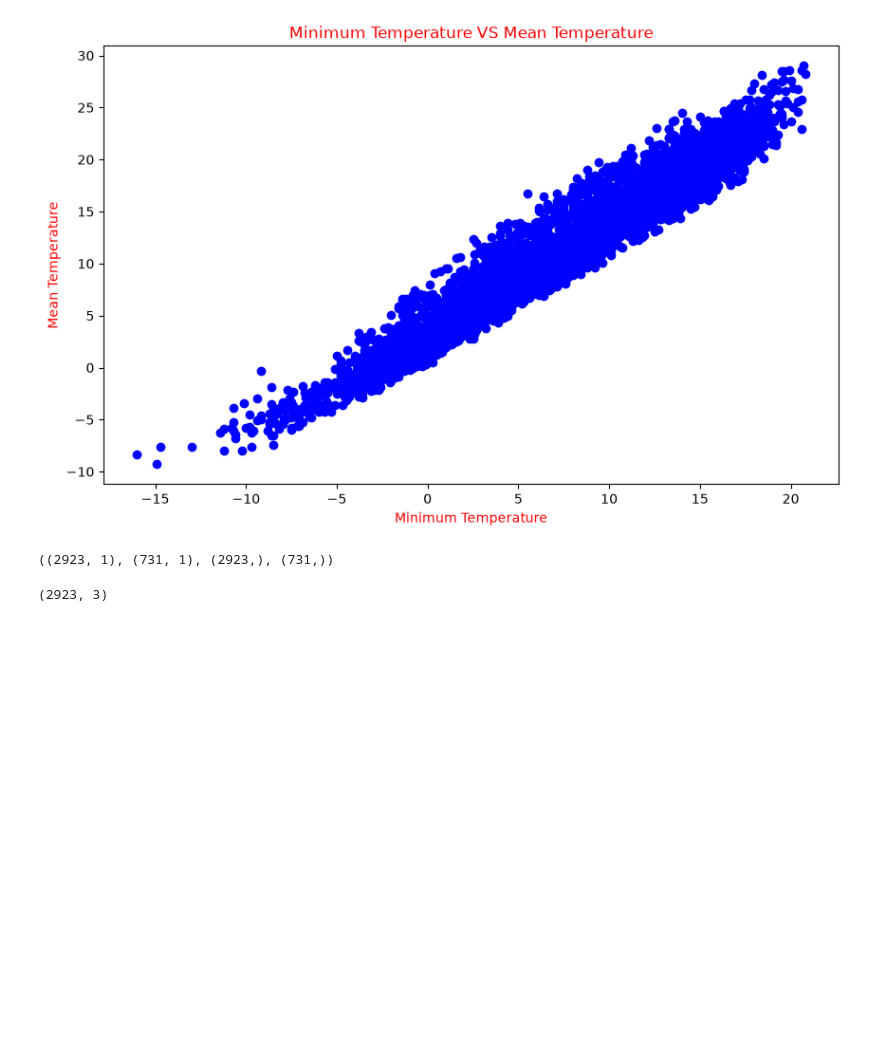
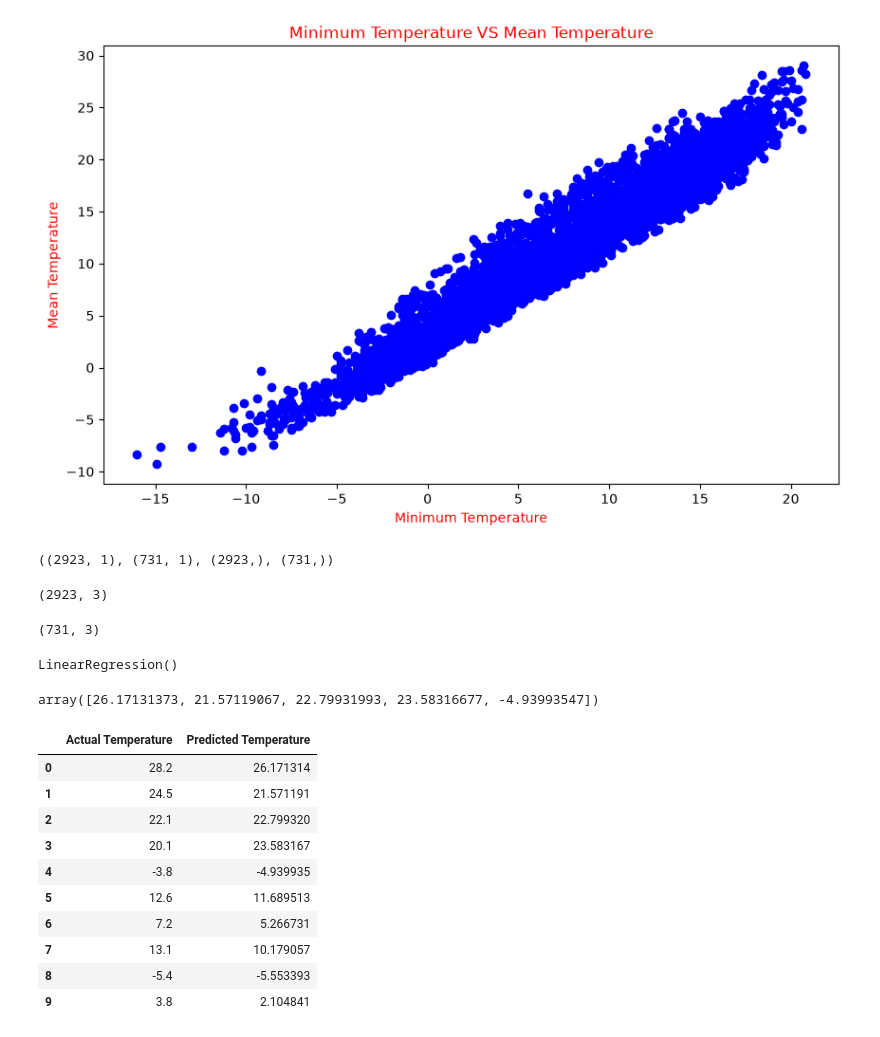
Before and after one commit to mdsohailalam0805-collab/ML-30-Day-Challenge, a Jupyter notebook: Day-04-Polynomial-Regression-Temperature/temperature_prediction.ipynb, the cells around one changed output. Saved outputs shown, nothing was run; the diff lists cells and outputs as text; code cells hidden in the pictures; blank space fills up the shorter version.

```diff
--- a/Day-04-Polynomial-Regression-Temperature/temperature_prediction.ipynb
+++ b/Day-04-Polynomial-Regression-Temperature/temperature_prediction.ipynb
@@ -136,0 +142,4 @@ X_train_poly.shape
+# %%
+X_test_poly.shape
+# %% [output]
+(731, 3)
@@ -136,0 +148,28 @@ X_train_poly.shape
+# %%
+model.fit(X_train_poly, y_train)
+# %% [output]
+LinearRegression()
+# %%
+y_pred = model.predict(X_test_poly)
+y_pred[:5]
+# %% [output]
+array([26.17131373, 21.57119067, 22.79931993, 23.58316677, -4.93993547])
+# %%
+comparision = pd.DataFrame({
+    "Actual Temperature": y_test.values,
+    "Predicted Temperature":  y_pred
+})
+
+comparision.head(10)
+# %% [output]
+|  | Actual Temperature | Predicted Temperature |
+| 0 | 28.2 | 26.171314 |
+| 1 | 24.5 | 21.571191 |
+| 2 | 22.1 | 22.799320 |
+| 3 | 20.1 | 23.583167 |
+| 4 | -3.8 | -4.939935 |
+| 5 | 12.6 | 11.689513 |
+| 6 | 7.2 | 5.266731 |
+| 7 | 13.1 | 10.179057 |
+| 8 | -5.4 | -5.553393 |
+| 9 | 3.8 | 2.104841 |
```
Also changed, not shown: parts of 8 cells of this notebook.
